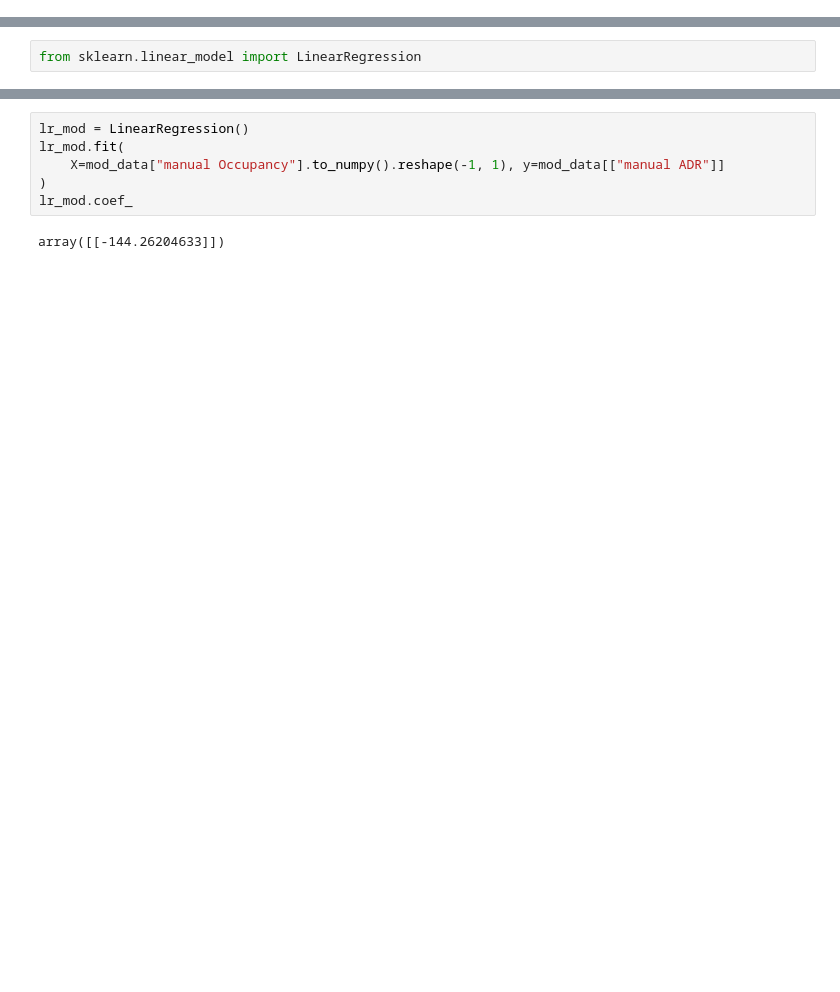
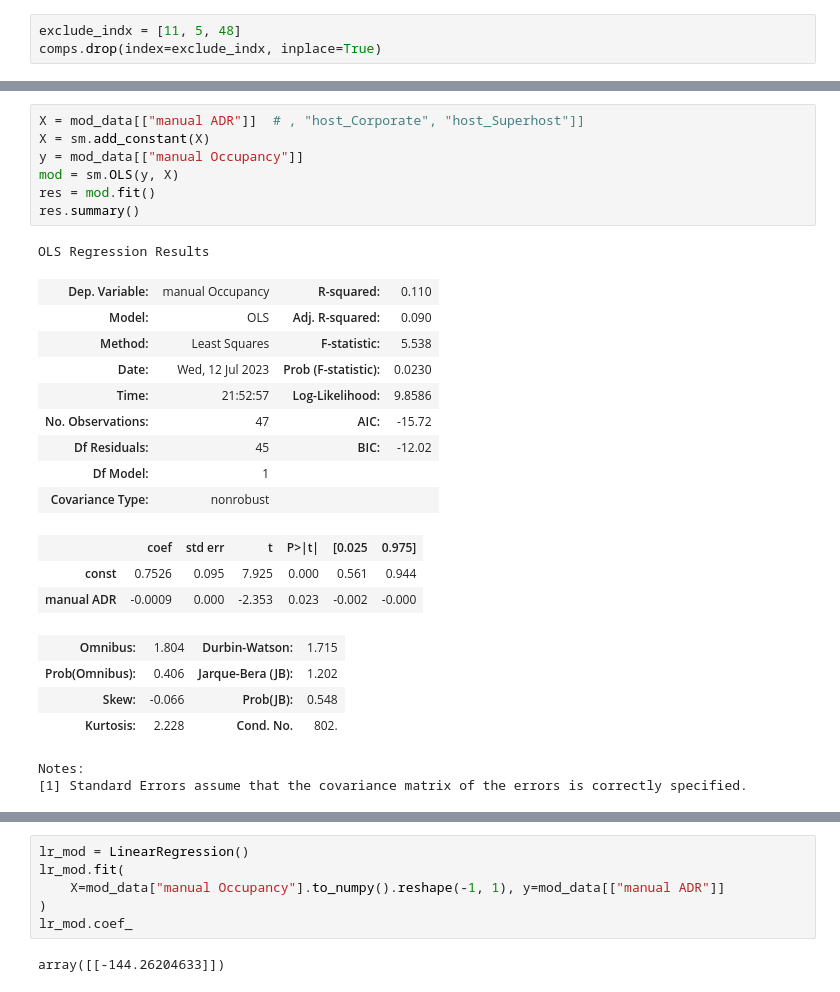
Before and after one commit to ichbinallen/opt_occ, a Jupyter notebook: notebooks/Comps.ipynb, the cells around one changed output, grey strips where cells are left out. Cells and saved outputs as stored; diff of their text form; blank space fills up the shorter version.

```diff
--- a/notebooks/Comps.ipynb
+++ b/notebooks/Comps.ipynb
@@ -48,0 +72,3 @@ adr_vs_ocp = sns.scatterplot(
+# %%
+exclude_indx = [11, 5, 48]
+comps.drop(index=exclude_indx, inplace=True)
@@ -70,6 +117,30 @@ mod_data.head()
 | 4 | 281.0 | 0.451613 | 0 | 1 |
 [interactive output not drawn]
 # %%
-from sklearn.linear_model import LinearRegression
+X = mod_data[["manual ADR"]]  # , "host_Corporate", "host_Superhost"]]
+X = sm.add_constant(X)
+y = mod_data[["manual Occupancy"]]
+mod = sm.OLS(y, X)
+res = mod.fit()
+res.summary()
 # %% [output]
+OLS Regression Results
+| Dep. Variable: | manual Occupancy | R-squared: | 0.110 |
+| Model: | OLS | Adj. R-squared: | 0.090 |
+| Method: | Least Squares | F-statistic: | 5.538 |
+| Date: | Wed, 12 Jul 2023 | Prob (F-statistic): | 0.0230 |
+| Time: | 21:52:57 | Log-Likelihood: | 9.8586 |
+| No. Observations: | 47 | AIC: | -15.72 |
+| Df Residuals: | 45 | BIC: | -12.02 |
+| Df Model: | 1 |  |  |
+| Covariance Type: | nonrobust |  |  |
+|  | coef | std err | t | P>|t| | [0.025 | 0.975] |
+| const | 0.7526 | 0.095 | 7.925 | 0.000 | 0.561 | 0.944 |
+| manual ADR | -0.0009 | 0.000 | -2.353 | 0.023 | -0.002 | -0.000 |
+| Omnibus: | 1.804 | Durbin-Watson: | 1.715 |
+| Prob(Omnibus): | 0.406 | Jarque-Bera (JB): | 1.202 |
+| Skew: | -0.066 | Prob(JB): | 0.548 |
+| Kurtosis: | 2.228 | Cond. No. | 802. |
+Notes:
+[1] Standard Errors assume that the covariance matrix of the errors is correctly specified.
 [interactive output not drawn]
```
Also changed, not shown: parts of 22 cells of this notebook.
